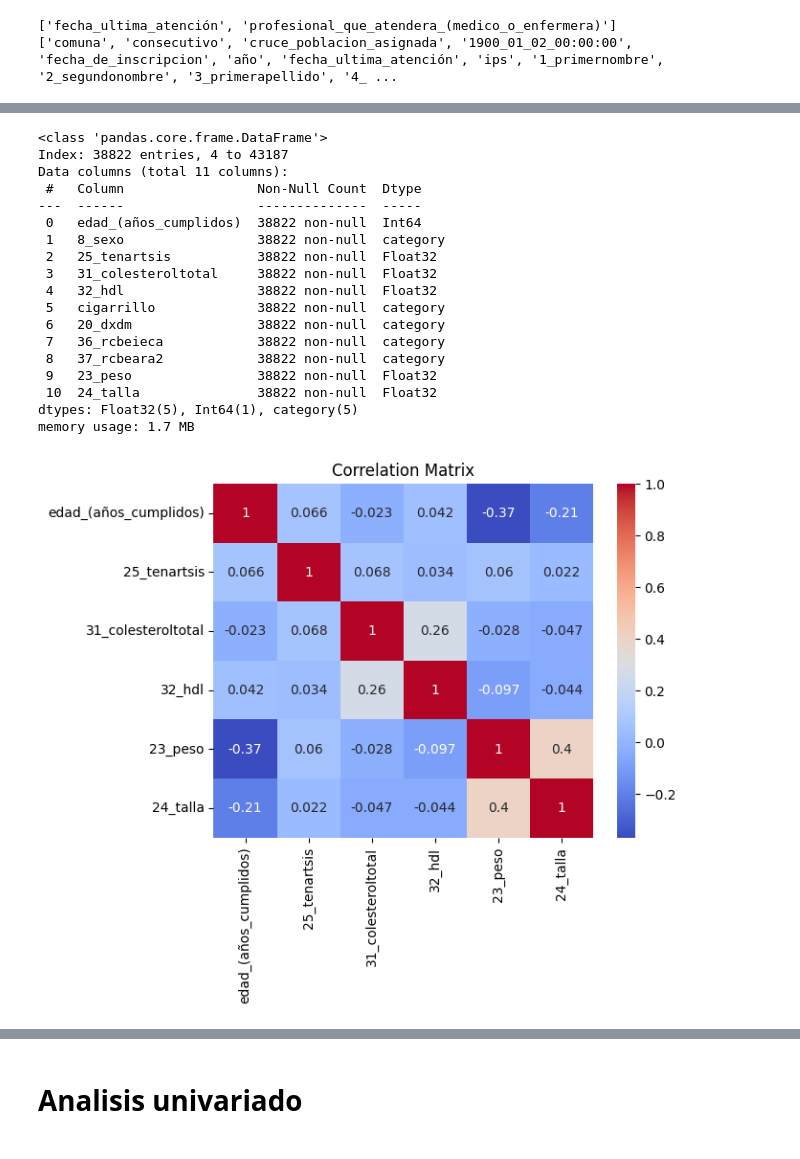
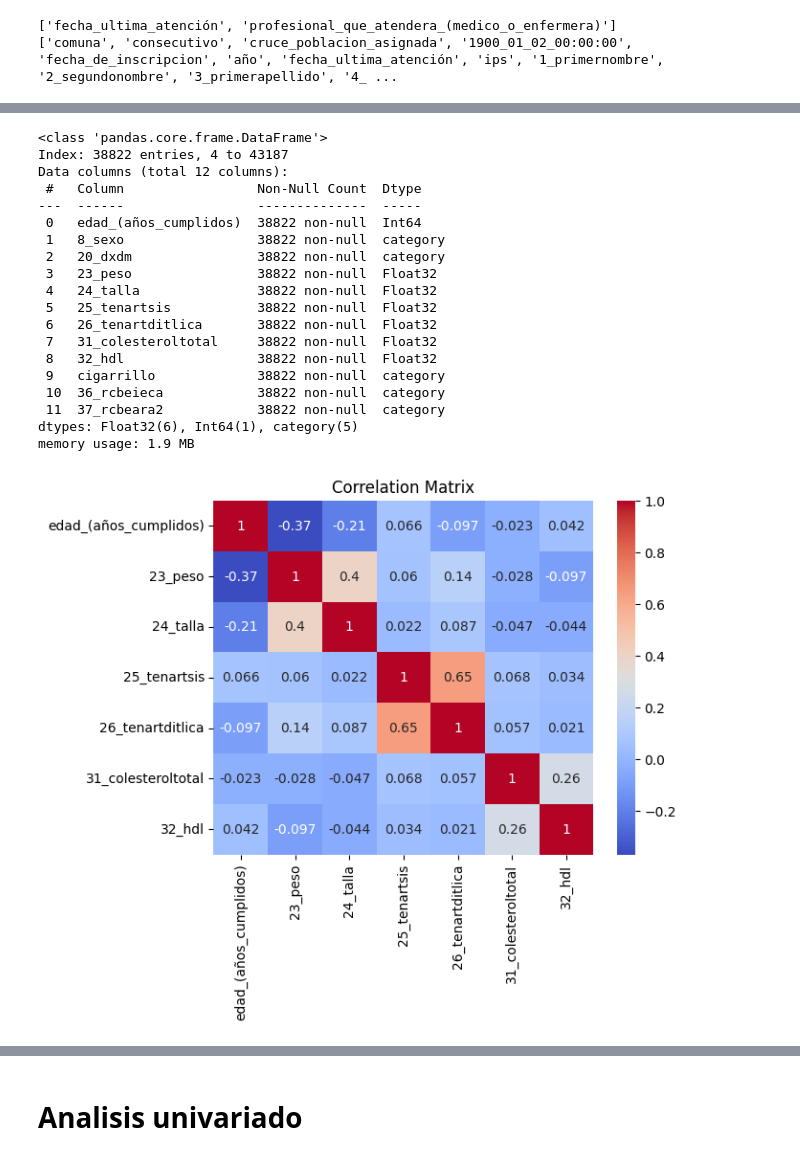
Before and after one commit to Pipicano25/RCV_ICESI, a Jupyter notebook: scripts/3_1_exploratory_analysis.ipynb, the cells around one changed output, grey strips where cells are left out. Cells and saved outputs as stored; diff of their text form; code cells hidden in the pictures.

```diff
--- a/scripts/3_1_exploratory_analysis.ipynb
+++ b/scripts/3_1_exploratory_analysis.ipynb
@@ -74,21 +59,17 @@ Name: 23_peso, Length: 43191, dtype: bool
 # %%
-df_1 = df[[
-    # '6_identificacion',
+df_select = df[[
     'edad_(años_cumplidos)',
     '8_sexo',
+    '20_dxdm',
+    '23_peso',
+    '24_talla',
     '25_tenartsis',
+    '26_tenartditlica',
     '31_colesteroltotal',
-    # '31_1_fechact',
     '32_hdl',
-    # '32_1_fechahdl',
     'cigarrillo',
-    '20_dxdm',
     '36_rcbeieca',
     '37_rcbeara2',
-    # 'fecha_ultima_atención',
-    # 'estatina',
-    '23_peso',
-    '24_talla'
  ]]
-df_1
+df_select
 # %% [output]
@@ -176,21 +118,16 @@ dtype: object
 # %%
 dic_type = {
-    # '6_identificacion': 'string',
     'edad_(años_cumplidos)': 'Int64',
     '8_sexo': 'category',
+    '20_dxdm': 'category',
+    '23_peso': 'Float32',
+    '24_talla': 'Float32',
     '25_tenartsis': 'Float32',
+    '26_tenartditlica': 'Float32',
     '31_colesteroltotal': 'Float32',
-    # '31_1_fechact': 'string',
     '32_hdl': 'Float32',
-    # '32_1_fechahdl': 'string',
     'cigarrillo': 'category',
-    '20_dxdm': 'category',
     '36_rcbeieca': 'category',
     '37_rcbeara2': 'category',
-    # 'fecha_ultima_atención': 'string',
-    # 'estatina': 'category',
-    '23_peso': 'Float32',
-    '24_talla': 'Float32'
 }
-df_1 = df_1.astype(dic_type)
-df_1.dtypes
+df_select = df_select.astype(dic_type)
@@ -242,33 +204,34 @@ memory usage: 1.6 MB
 # %%
-df_1 = df_1.dropna()
-df_1.info()
+df_select = df_select.dropna()
+df_select.info()
 # %% [output]
 <class 'pandas.core.frame.DataFrame'>
 Index: 38822 entries, 4 to 43187
-Data columns (total 11 columns):
+Data columns (total 12 columns):
  #   Column                 Non-Null Count  Dtype
 ---  ------                 --------------  -----
  0   edad_(años_cumplidos)  38822 non-null  Int64
  1   8_sexo                 38822 non-null  category
- 2   25_tenartsis           38822 non-null  Float32
- 3   31_colesteroltotal     38822 non-null  Float32
- 4   32_hdl                 38822 non-null  Float32
- 5   cigarrillo             38822 non-null  category
- 6   20_dxdm                38822 non-null  category
- 7   36_rcbeieca            38822 non-null  category
- 8   37_rcbeara2            38822 non-null  category
- 9   23_peso                38822 non-null  Float32
- 10  24_talla               38822 non-null  Float32
-dtypes: Float32(5), Int64(1), category(5)
-memory usage: 1.7 MB
+ 2   20_dxdm                38822 non-null  category
+ 3   23_peso                38822 non-null  Float32
+ 4   24_talla               38822 non-null  Float32
+ 5   25_tenartsis           38822 non-null  Float32
+ 6   26_tenartditlica       38822 non-null  Float32
+ 7   31_colesteroltotal     38822 non-null  Float32
+ 8   32_hdl                 38822 non-null  Float32
+ 9   cigarrillo             38822 non-null  category
+ 10  36_rcbeieca            38822 non-null  category
+ 11  37_rcbeara2            38822 non-null  category
+dtypes: Float32(6), Int64(1), category(5)
+memory usage: 1.9 MB
 # %%
 import seaborn as sns
 import matplotlib.pyplot as plt
 
-df_corr = df_1.corr(numeric_only=True)
+df_corr = df_select.corr(numeric_only=True)
 
 sns.heatmap(df_corr, annot=True, cmap='coolwarm')
 plt.title('Correlation Matrix')
 plt.show()
 # %% [output]
-[figure, old version]
+[figure, new version]
```
Also changed, not shown: parts of 64 cells of this notebook, 1 other file.
